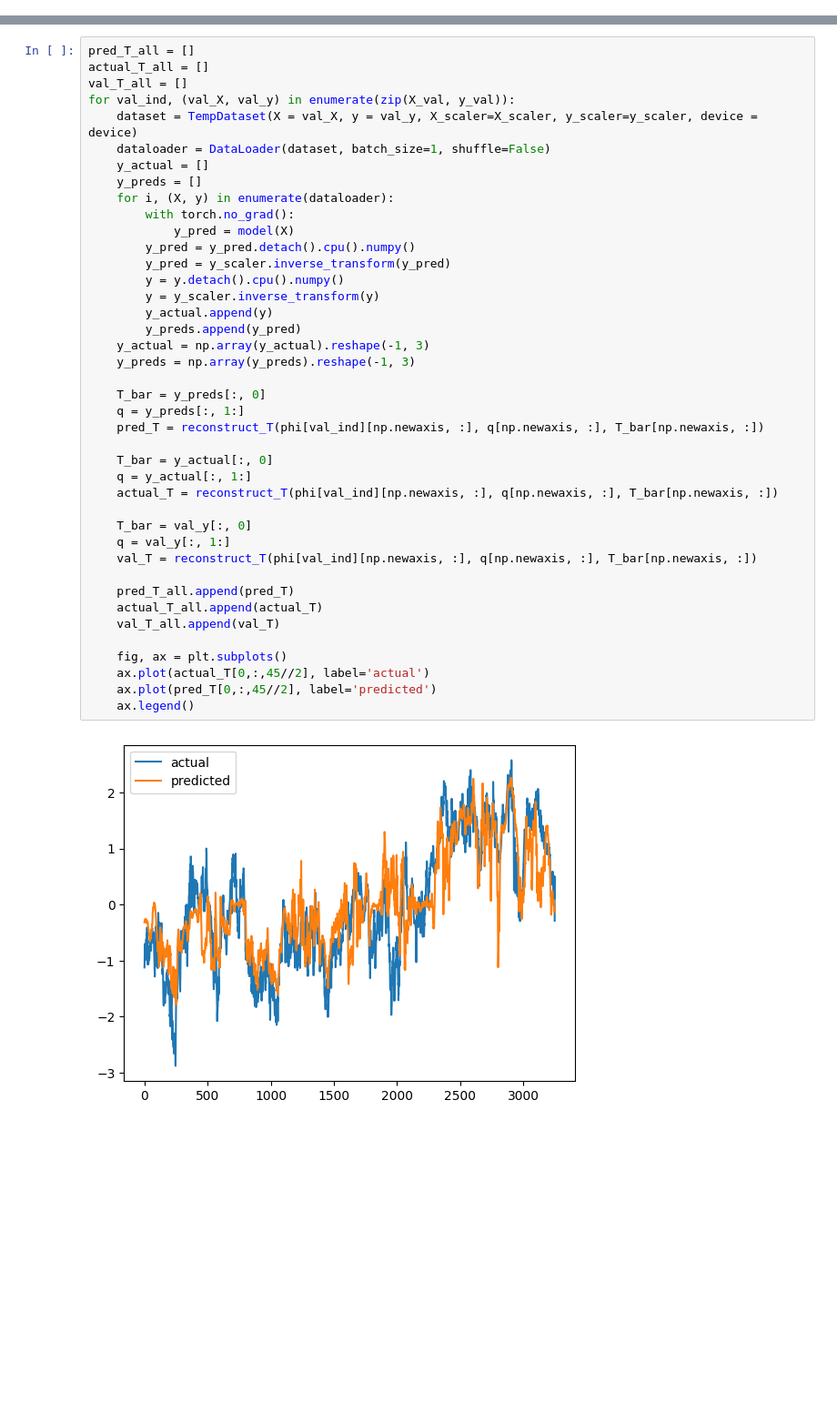
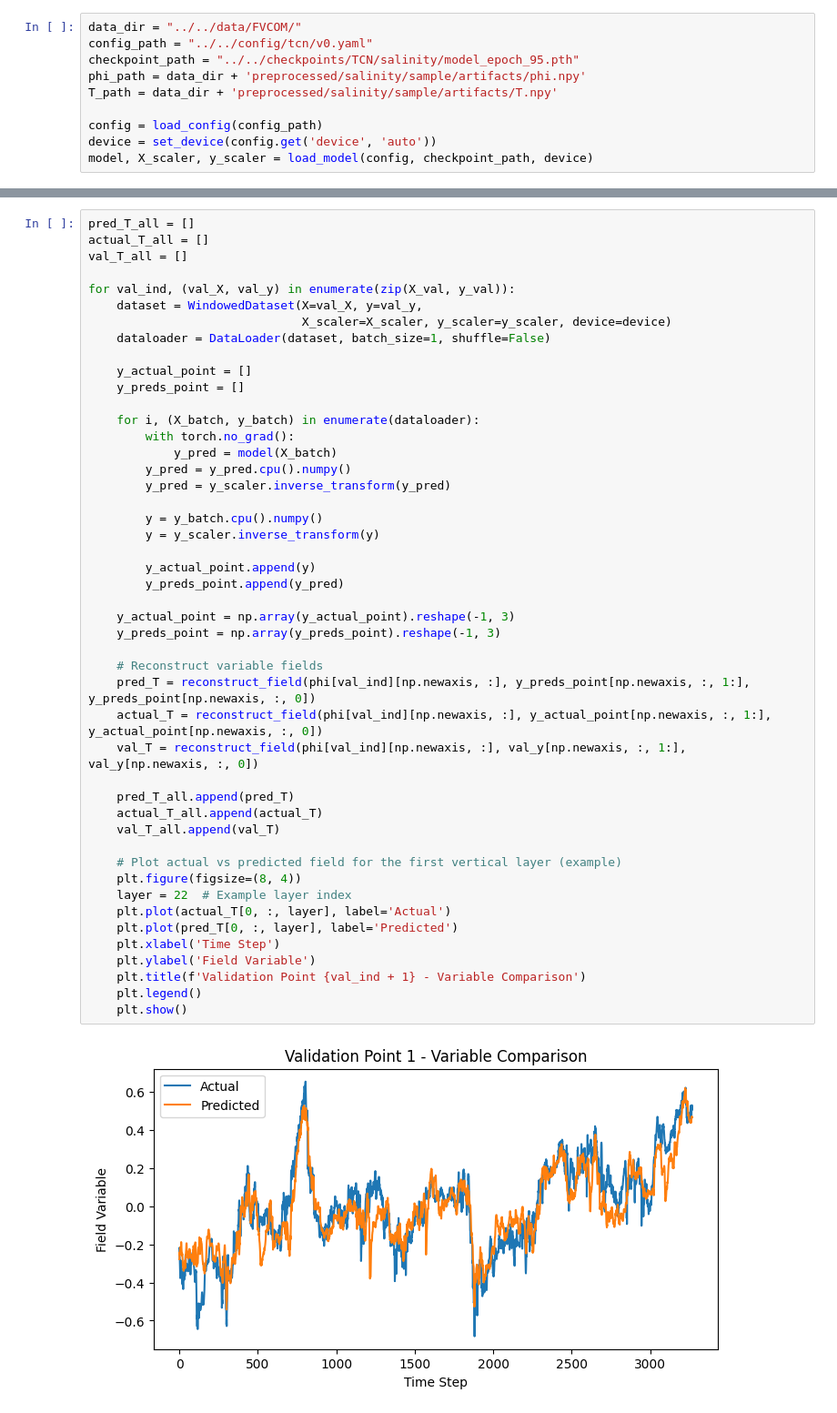
Before and after one commit to becklabs/aragonite-opendap, a Jupyter notebook: notebooks/TCN/validate.ipynb, the cells around one changed output, grey strips where cells are left out. Shown at 91% size. Saved outputs shown, nothing was run; the diff lists cells and outputs as text; blank space fills up the shorter version.

```diff
--- a/notebooks/TCN/validate.ipynb
+++ b/notebooks/TCN/validate.ipynb
@@ -180,0 +18,10 @@ array([120, 416, 334, 350, 412, 554,  76, 314, 247, 338])
+# %%
+data_dir = "../../data/FVCOM/"
+config_path = "../../config/tcn/v0.yaml"
+checkpoint_path = "../../checkpoints/TCN/salinity/model_epoch_95.pth"
+phi_path = data_dir + 'preprocessed/salinity/sample/artifacts/phi.npy'
+T_path = data_dir + 'preprocessed/salinity/sample/artifacts/T.npy'
+
+config = load_config(config_path)
+device = set_device(config.get('device', 'auto'))
+model, X_scaler, y_scaler = load_model(config, checkpoint_path, device)
@@ -181,43 +70,49 @@ array([120, 416, 334, 350, 412, 554,  76, 314, 247, 338])
 # %%
 pred_T_all = []
 actual_T_all = []
 val_T_all = []
+
 for val_ind, (val_X, val_y) in enumerate(zip(X_val, y_val)):
-    dataset = TempDataset(X = val_X, y = val_y, X_scaler=X_scaler, y_scaler=y_scaler, device = device)
+    dataset = WindowedDataset(X=val_X, y=val_y,
+                              X_scaler=X_scaler, y_scaler=y_scaler, device=device)
     dataloader = DataLoader(dataset, batch_size=1, shuffle=False)
-    y_actual = []
-    y_preds = []
-    for i, (X, y) in enumerate(dataloader):
+
+    y_actual_point = []
+    y_preds_point = []
+
+    for i, (X_batch, y_batch) in enumerate(dataloader):
         with torch.no_grad():
-            y_pred = model(X)
-        y_pred = y_pred.detach().cpu().numpy()
+            y_pred = model(X_batch)
+        y_pred = y_pred.cpu().numpy()
         y_pred = y_scaler.inverse_transform(y_pred)
-        y = y.detach().cpu().numpy()
+
+        y = y_batch.cpu().numpy()
         y = y_scaler.inverse_transform(y)
-        y_actual.append(y)
-        y_preds.append(y_pred)
-    y_actual = np.array(y_actual).reshape(-1, 3)
-    y_preds = np.array(y_preds).reshape(-1, 3)
 
-    T_bar = y_preds[:, 0]
-    q = y_preds[:, 1:]
-    pred_T = reconstruct_T(phi[val_ind][np.newaxis, :], q[np.newaxis, :], T_bar[np.newaxis, :])
+        y_actual_point.append(y)
+        y_preds_point.append(y_pred)
 
-    T_bar = y_actual[:, 0]
-    q = y_actual[:, 1:]
-    actual_T = reconstruct_T(phi[val_ind][np.newaxis, :], q[np.newaxis, :], T_bar[np.newaxis, :])
+    y_actual_point = np.array(y_actual_point).reshape(-1, 3)
+    y_preds_point = np.array(y_preds_point).reshape(-1, 3)
 
-    T_bar = val_y[:, 0]
-    q = val_y[:, 1:]
-    val_T = reconstruct_T(phi[val_ind][np.newaxis, :], q[np.newaxis, :], T_bar[np.newaxis, :])
+    # Reconstruct variable fields
+    pred_T = reconstruct_field(phi[val_ind][np.newaxis, :], y_preds_point[np.newaxis, :, 1:], y_preds_point[np.newaxis, :, 0])
+    actual_T = reconstruct_field(phi[val_ind][np.newaxis, :], y_actual_point[np.newaxis, :, 1:], y_actual_point[np.newaxis, :, 0])
+    val_T = reconstruct_field(phi[val_ind][np.newaxis, :], val_y[np.newaxis, :, 1:], val_y[np.newaxis, :, 0])
 
     pred_T_all.append(pred_T)
     actual_T_all.append(actual_T)
     val_T_all.append(val_T)
 
-    fig, ax = plt.subplots()
-    ax.plot(actual_T[0,:,45//2], label='actual')
-    ax.plot(pred_T[0,:,45//2], label='predicted')
-    ax.legend()
+    # Plot actual vs predicted field for the first vertical layer (example)
+    plt.figure(figsize=(8, 4))
+    layer = 22  # Example layer index
+    plt.plot(actual_T[0, :, layer], label='Actual')
+    plt.plot(pred_T[0, :, layer], label='Predicted')
+    plt.xlabel('Time Step')
+    plt.ylabel('Field Variable')
+    plt.title(f'Validation Point {val_ind + 1} - Variable Comparison')
+    plt.legend()
+    plt.show()
 # %% [output]
-[figure, old version]
+[figure, new version]
```
Also changed, not shown: parts of 29 cells of this notebook, 3 other files.
